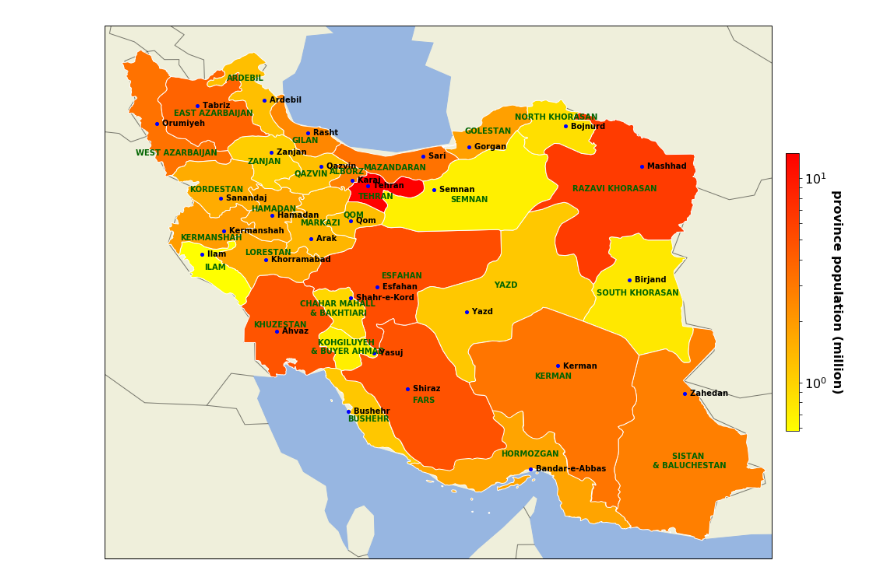
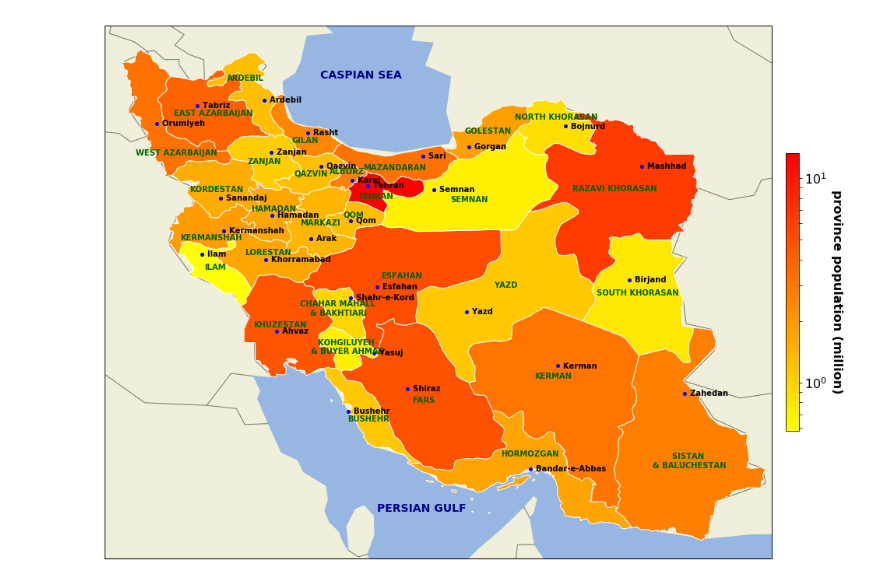
Before and after one commit to javadnoorb/iranmap, a Jupyter notebook: IranMap.ipynb, the cells around one changed output. Drawn from its saved outputs; the diff is of its cells as text; code cells hidden in the pictures.

```diff
--- a/IranMap.ipynb
+++ b/IranMap.ipynb
@@ -38,33 +38,33 @@ for province in provinces:
 
     provincecolor = sm.to_rgba(Capitals.loc[province.attributes['name'],'Pop-2016']/1e6)
     capital = Capitals.loc[province.attributes['name']]
 
     ax.add_geometries(province.geometry, ccrs.PlateCarree(),  # Add province
                       facecolor=provincecolor,edgecolor='white',
                       label=province.attributes['name'])
 
     y = float(province.attributes['latitude'])  # Latitude of province name
     if np.abs(y-capital['latitude'])<0.2: # To avoid city and province names overlapping
         y+=0.15*np.sign(y-capital['latitude'])
 
     pl.text(province.attributes['longitude'],y,   # Province name
             re.sub('AND ','\n& ',province.attributes['name'].upper()),
             color='darkgreen',ha='center',
             va='center',fontsize=10,fontweight='bold')
 
     pl.plot(capital['longitude'],capital['latitude'],'bo',markersize=4) # Capital city
 
     pl.text(capital['longitude'],  # Capital city's name
         capital['latitude'],
         '  '+capital['Capital'],
         color='black',ha='left',
         va='center',fontsize=10,fontweight='bold')
 
-
-
+pl.text(51.2,39,'CASPIAN SEA',color='darkblue',ha='center',va='center',fontsize=14,fontweight='bold')
+pl.text(53,26,'PERSIAN GULF',color='darkblue',ha='center',va='center',fontsize=14,fontweight='bold')
 
 cb = pl.colorbar(sm,fraction=0.02, pad=0.02);
 cb.ax.tick_params(labelsize=16);
 cb.ax.set_ylabel('province population (million)', labelpad=20,rotation=270,fontsize=16,fontweight='bold');
 # %% [output]
-[figure, old version]
+[figure, new version]
```
